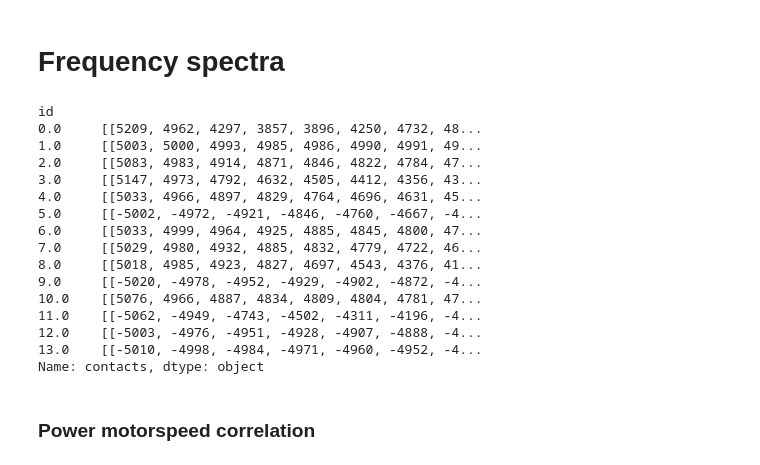
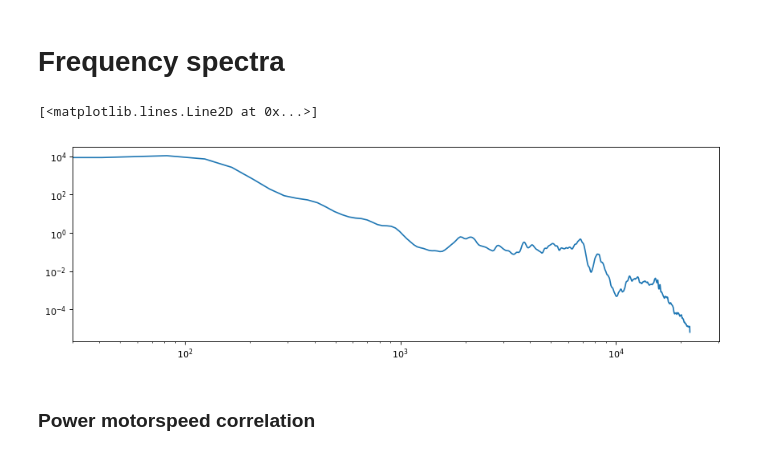
Before and after one commit to LucaHermes/PiezoAntenna, a Jupyter notebook: Piezo Antenna.ipynb, the cells around one changed output. Cells and saved outputs as stored; diff of their text form; code cells hidden in the pictures.

```diff
--- a/Piezo Antenna.ipynb
+++ b/Piezo Antenna.ipynb
@@ -160,21 +162,2 @@ ax[1].set_yscale('log')
 # %% [markdown]
 # Frequency spectra
-# %%
-data['contacts']
-# %% [output]
-id
-0.0     [[5209, 4962, 4297, 3857, 3896, 4250, 4732, 48...
-1.0     [[5003, 5000, 4993, 4985, 4986, 4990, 4991, 49...
-2.0     [[5083, 4983, 4914, 4871, 4846, 4822, 4784, 47...
-3.0     [[5147, 4973, 4792, 4632, 4505, 4412, 4356, 43...
-4.0     [[5033, 4966, 4897, 4829, 4764, 4696, 4631, 45...
-5.0     [[-5002, -4972, -4921, -4846, -4760, -4667, -4...
-6.0     [[5033, 4999, 4964, 4925, 4885, 4845, 4800, 47...
-7.0     [[5029, 4980, 4932, 4885, 4832, 4779, 4722, 46...
-8.0     [[5018, 4985, 4923, 4827, 4697, 4543, 4376, 41...
-9.0     [[-5020, -4978, -4952, -4929, -4902, -4872, -4...
-10.0    [[5076, 4966, 4887, 4834, 4809, 4804, 4781, 47...
-11.0    [[-5062, -4949, -4743, -4502, -4311, -4196, -4...
-12.0    [[-5003, -4976, -4951, -4928, -4907, -4888, -4...
-13.0    [[-5010, -4998, -4984, -4971, -4960, -4952, -4...
-Name: contacts, dtype: object
@@ -181,34 +166,38 @@ Name: contacts, dtype: object
 # %%
 plt.figure(num=None, figsize=(13, 4), dpi=80)
 
 def generate_spectrum(data):
     return signal.welch(data,
                            fs=FRAMERATE,
                            window='hann',
                            nperseg=SEGMENT_LEN,
                            nfft=SEGMENT_LEN*2)
 
 # generate mean power spectra over every hit for each distance
-mean_spectra = pd.DataFrame()
+# mean_spectra = pd.DataFrame()
 total_powers = pd.DataFrame(columns=data['distance'].unique())
 total_powers['speed'] = data['speed'].unique()
 total_powers = total_powers.set_index('speed', drop=True)
 for i in range(N_CLASSES):
     contacts = data['contacts'][i]
     f, Pxx = generate_spectrum(contacts)
     avg = np.mean(Pxx, axis=0)
     speed = data.loc[i, 'speed']
     distance = data.loc[i, 'distance']
+    # store the total power to a dataframe
     total_powers.loc[speed, distance] = avg.sum()
     std_dev = np.std(Pxx, axis=0)
     Pxx = 10 * np.log10(Pxx)
-    mean_spectra[i] = avg
+
+    # mean_spectra[i] = avg
 
 # plot last spectrum
 #f, ax = plt.subplots()
 plt.xscale('log')
 plt.yscale('log')
-plt.errorbar(f, avg, std_dev)
-total_powers
+plt.plot(f, avg) #, std_dev)
+# %% [output]
+[<matplotlib.lines.Line2D at 0x...>]
+[figure, added]
 # %% [markdown]
 ### Power motorspeed correlation
```
Also changed, not shown: parts of 7 cells of this notebook.
